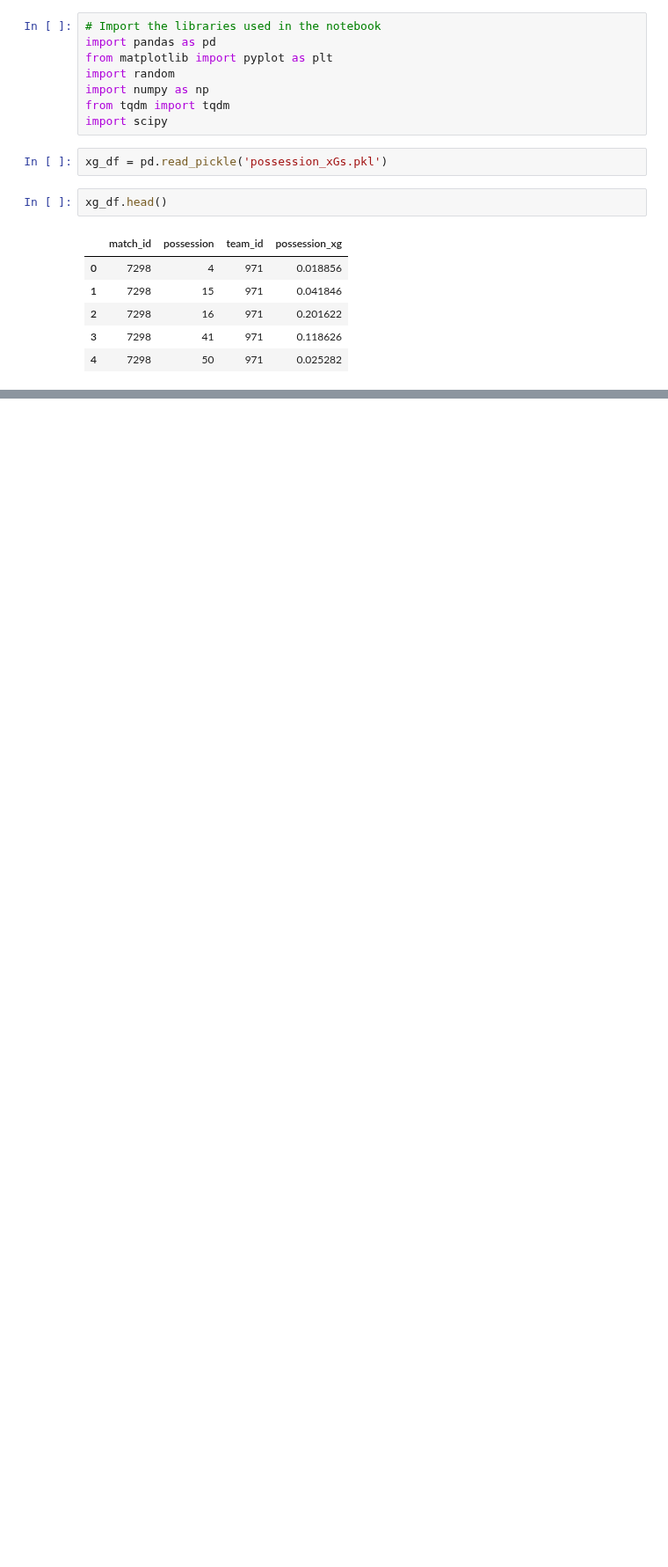
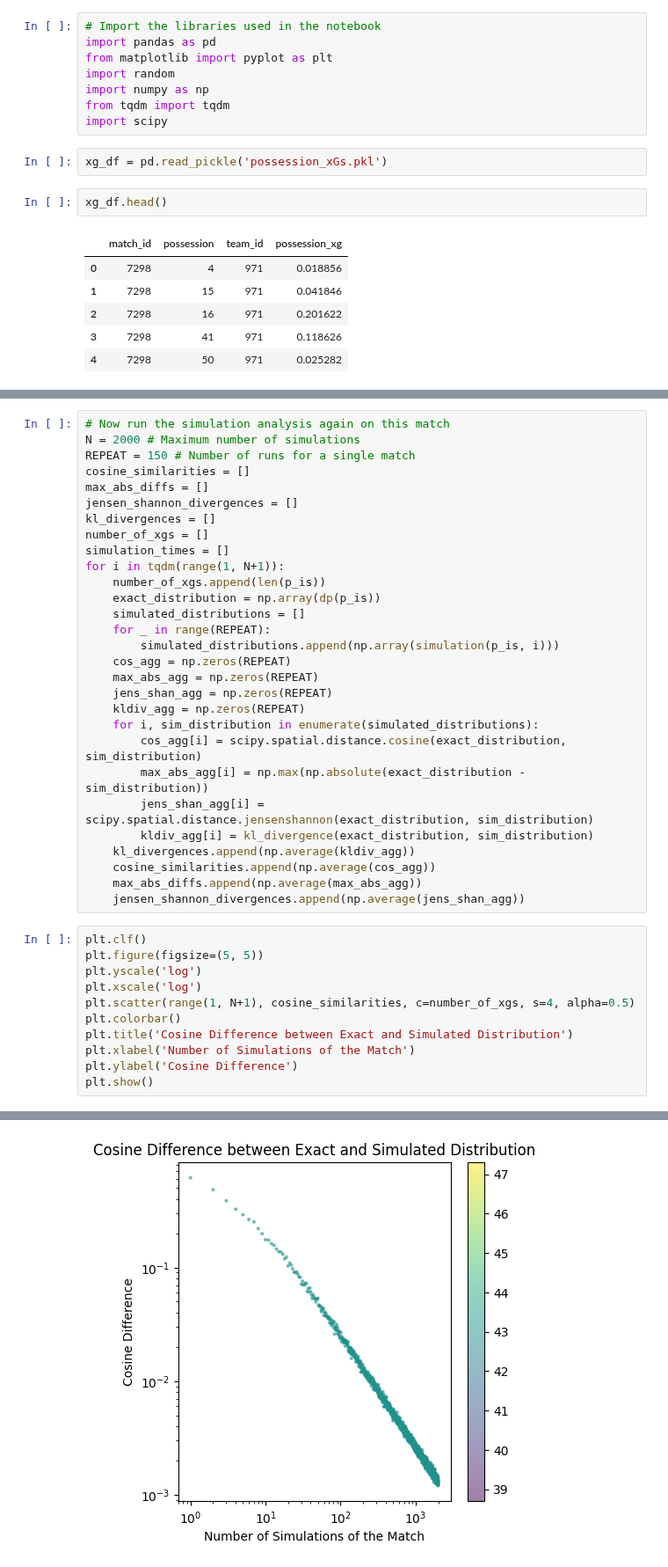
Before and after one commit to StrikerBadger/bachelor-thesis, a Jupyter notebook: simulation_analysis.ipynb, the cells around one changed output, grey strips where cells are left out. Shown at 88% size. Cells and saved outputs as stored; diff of their text form; blank space fills up the shorter version.

```diff
--- a/simulation_analysis.ipynb
+++ b/simulation_analysis.ipynb
@@ -109,0 +144,41 @@ plt.show()
+# %%
+# Now run the simulation analysis again on this match
+N = 2000 # Maximum number of simulations
+REPEAT = 150 # Number of runs for a single match
+cosine_similarities = []
+max_abs_diffs = []
+jensen_shannon_divergences = []
+kl_divergences = []
+number_of_xgs = []
+simulation_times = []
+for i in tqdm(range(1, N+1)):
+    number_of_xgs.append(len(p_is))
+    exact_distribution = np.array(dp(p_is))
+    simulated_distributions = []
+    for _ in range(REPEAT):
+        simulated_distributions.append(np.array(simulation(p_is, i)))
+    cos_agg = np.zeros(REPEAT)
+    max_abs_agg = np.zeros(REPEAT)
+    jens_shan_agg = np.zeros(REPEAT)
+    kldiv_agg = np.zeros(REPEAT)
+    for i, sim_distribution in enumerate(simulated_distributions):
+        cos_agg[i] = scipy.spatial.distance.cosine(exact_distribution, sim_distribution)
+        max_abs_agg[i] = np.max(np.absolute(exact_distribution - sim_distribution))
+        jens_shan_agg[i] = scipy.spatial.distance.jensenshannon(exact_distribution, sim_distribution)
+        kldiv_agg[i] = kl_divergence(exact_distribution, sim_distribution)
+    kl_divergences.append(np.average(kldiv_agg))
+    cosine_similarities.append(np.average(cos_agg))
+    max_abs_diffs.append(np.average(max_abs_agg))
+    jensen_shannon_divergences.append(np.average(jens_shan_agg))
+# %%
+plt.clf()
+plt.figure(figsize=(5, 5))
+plt.yscale('log')
+plt.xscale('log')
+plt.scatter(range(1, N+1), cosine_similarities, c=number_of_xgs, s=4, alpha=0.5)
+plt.colorbar()
+plt.title('Cosine Difference between Exact and Simulated Distribution')
+plt.xlabel('Number of Simulations of the Match')
+plt.ylabel('Cosine Difference')
+plt.show()
+# %% [output]
@@ -109,0 +186 @@ plt.show()
+[figure, added]
```
Also changed, not shown: parts of 12 cells of this notebook, 1 other file.
